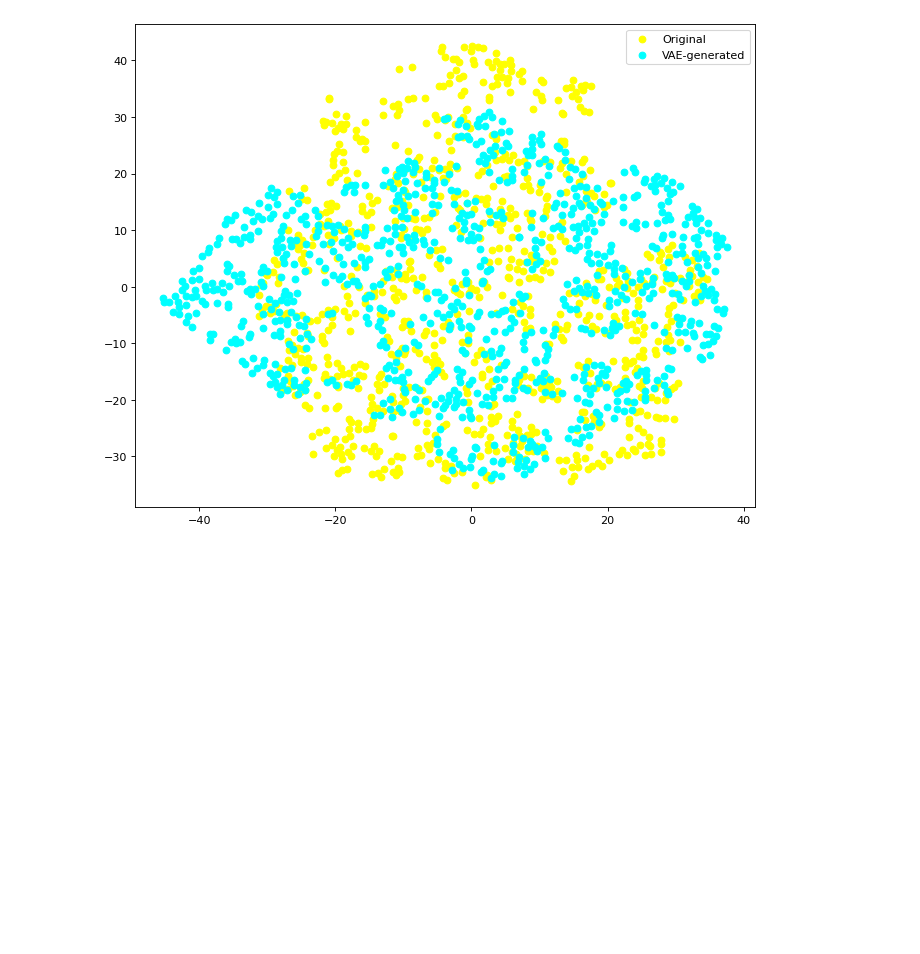
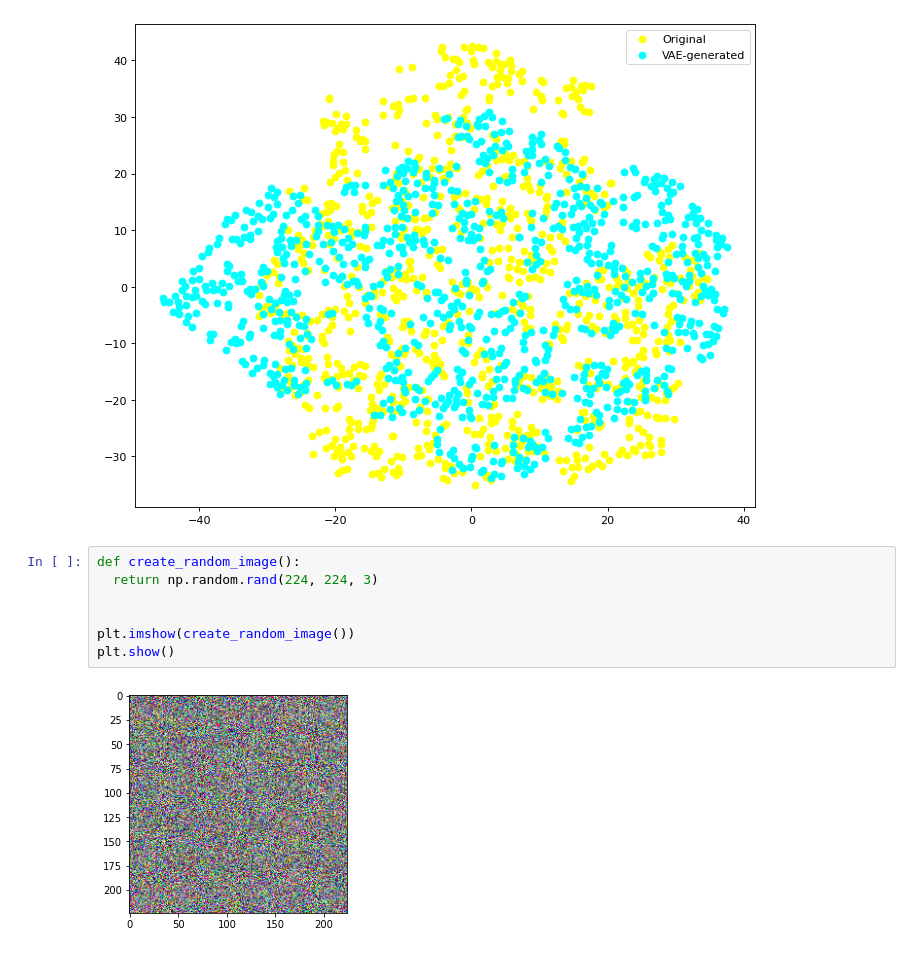
Before and after one commit to mehrshad-sdtn/BSc-Thesis-Project, a Jupyter notebook: notebooks/pca_data_visualizations.ipynb, the cells around one changed output. Saved outputs shown, nothing was run; the diff lists cells and outputs as text; blank space fills up the shorter version.

```diff
--- a/notebooks/pca_data_visualizations.ipynb
+++ b/notebooks/pca_data_visualizations.ipynb
@@ -401,3 +406,12 @@ plt.legend()
 plt.show()
 # %% [output]
 [figure]
+# %%
+def create_random_image():
+  return np.random.rand(224, 224, 3)
+
+
+plt.imshow(create_random_image())
+plt.show()
+# %% [output]
+[figure, added]
```
Also changed, not shown: parts of 7 cells of this notebook.
